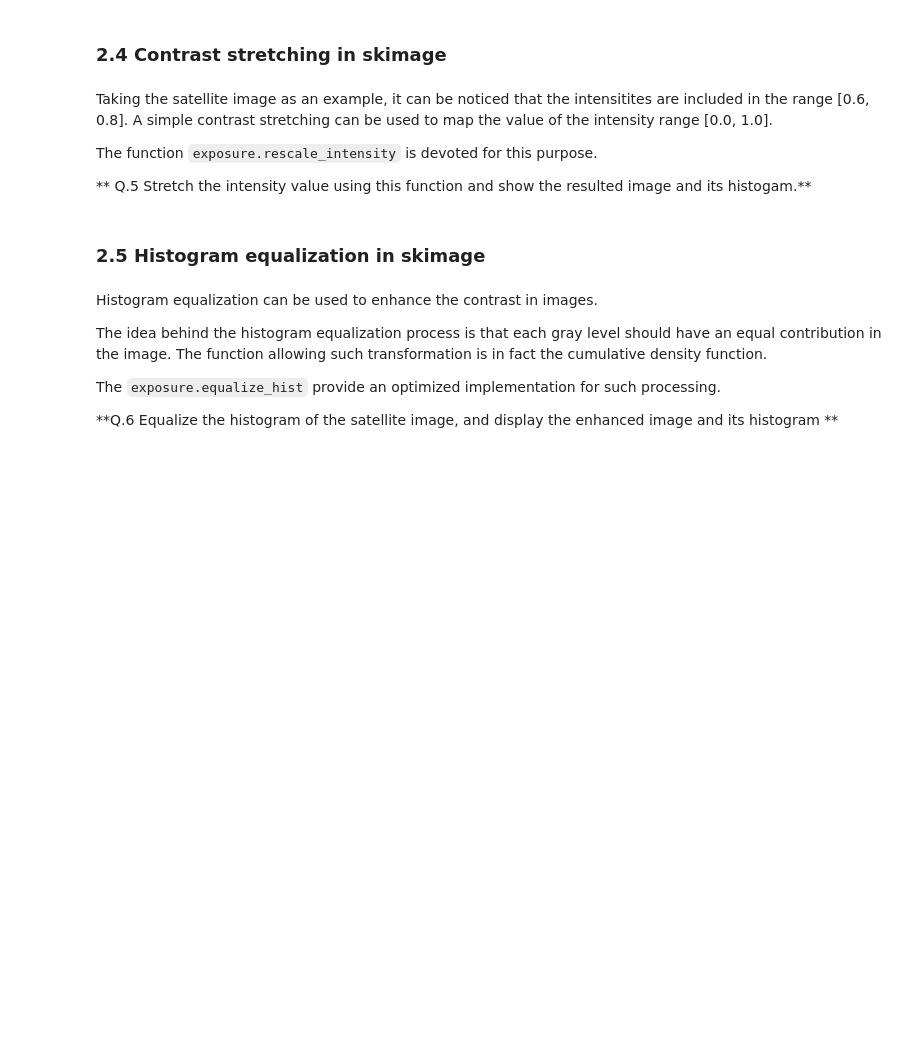
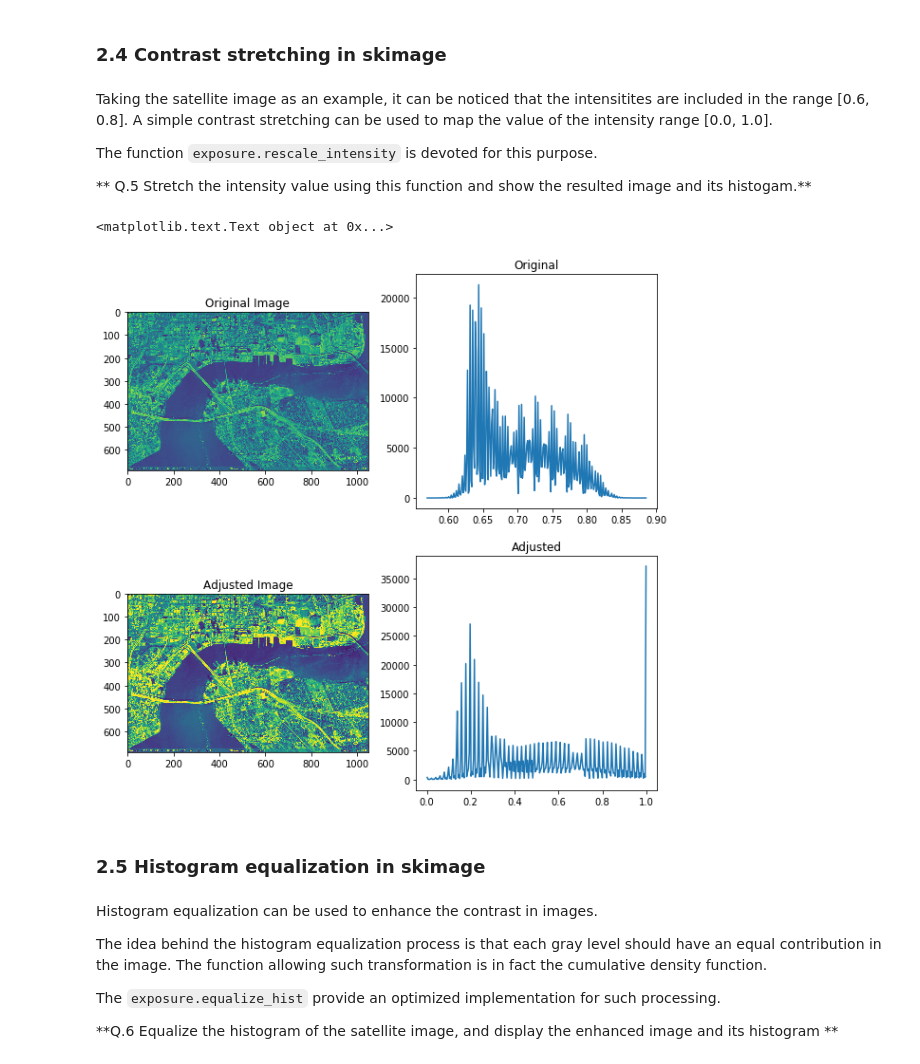
Before and after one commit to NataliaHerreraMurillo/B31XB-IIP-TP-1718, a Jupyter notebook: 2-image-enhancement/2-enhancement.ipynb, the cells around one changed output. Cells and saved outputs as stored; diff of their text form; code cells hidden in the pictures; blank space fills up the shorter version.

```diff
--- a/2-image-enhancement/2-enhancement.ipynb
+++ b/2-image-enhancement/2-enhancement.ipynb
@@ -193,6 +238,37 @@ Taking the satellite image as an example, it can be noticed that the intensitite
 The function `exposure.rescale_intensity` is devoted for this purpose.
 
 ** Q.5 Stretch the intensity value using this function and show the resulted image and its histogam.**
+# %%
+#Read the grayscale image
+file = './images/'
+img_name = 'satellite.jpg'
+satellite_im = io.imread(file.__add__(img_name), as_grey=True)
+from skimage import img_as_float
+satellite_float=img_as_float(satellite_im)
+
+fig, axs = plt.subplots(nrows=2, ncols=2, figsize=(10, 10))
+ax0, ax1, ax2, ax3 =axs.ravel()
+
+# Original
+ax0.imshow(satellite_im)
+ax0.set_title('Original Image')
+
+#The bins parameter tells you the number of bins that your data will be divided into.
+x1,y1 = exposure.histogram(satellite_float,nbins=256)
+ax1.plot(y1,x1)
+ax1.set_title('Original')
+
+# Adjusted
+stretching = exposure.rescale_intensity(satellite_im, in_range=(0.6, 0.8), out_range=(0.0, 1.0))
+ax2.imshow(stretching)
+ax2.set_title('Adjusted Image')
+
+x3,y3 = exposure.histogram(stretching, nbins=256)
+ax3.plot(y3,x3)
+ax3.set_title('Adjusted')
+# %% [output]
+<matplotlib.text.Text object at 0x...>
+[figure, added]
 # %% [markdown]
 ### 2.5 Histogram equalization in skimage
 # %% [markdown]
```
Also changed, not shown: parts of 10 cells of this notebook.
